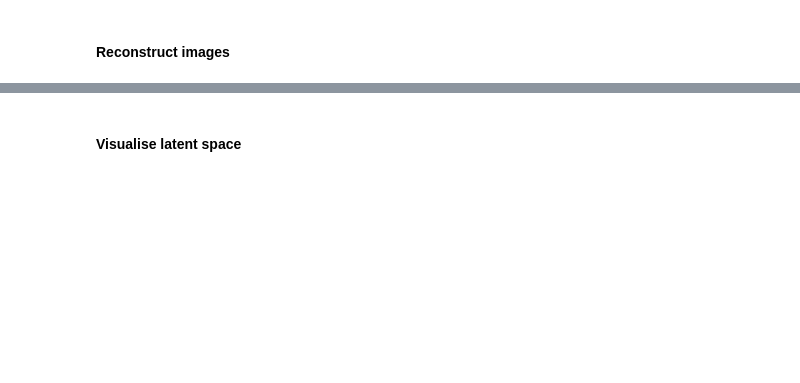
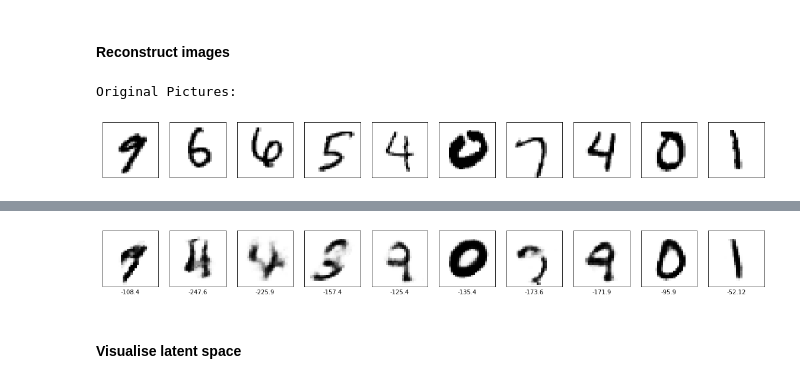
Before and after one commit to lorenzosintini/4YP, a Jupyter notebook: CVAE.ipynb, the cells around one changed output, grey strips where cells are left out. Drawn from its saved outputs; the diff is of its cells as text; code cells hidden in the pictures; blank space fills up the shorter version.

```diff
--- a/CVAE.ipynb
+++ b/CVAE.ipynb
@@ -97,7 +117,7 @@ class CVAE(tf.keras.Model):
         self.enc4 = tf.keras.layers.Dense(z_size*2)
 
         self.dec1 = tf.keras.layers.concatenate
-        self.dec2 = tf.keras.layers.Dense(units=512, activation='relu', input_shape=(z_size+10,))
+        self.dec2 = tf.keras.layers.Dense(units=512, activation='relu', input_shape=(z_size+n_classes,))
         self.dec3 = tf.keras.layers.Dense(784)
         self.dec4 = tf.keras.layers.Reshape(target_shape=(28, 28, 1))
 
@@ -163,9 +183,9 @@ def generate_images(model, z_random, y, figures_to_plot):
     plot_images(generated_prob, _, figures_to_plot, include_labels=False)
 # %%
 def train_test_dataset(model, train_dataset, test_dataset, epochs, generate=True):
-  plots_per_epoch = 10
+  plots_per_epoch = n_classes
   z_random = tf.random.normal(shape=[plots_per_epoch, z_size])
-  y_generate = np.eye(10)
+  y_generate = np.eye(n_classes)
 
   test_ELBO = []
   train_ELBO = []
@@ -195,9 +215,19 @@ def train_test_dataset(model, train_dataset, test_dataset, epochs, generate=True
 mnist = tf.keras.datasets.mnist
 (x_train, y_train), (x_test, y_test) = mnist.load_data()
 
-x_train, y_train, x_test, y_test, train_dataset, test_dataset = setup_dataset(x_train, y_train, x_test, y_test, chosen_classes=[0,1,2,3,4,5,6,7,8,9], data_number=-1)
-train_labels = make_categorical(y_train)
-test_labels = make_categorical(y_test)
+chosen_classes=[0,1,2,3,4,5,6,7,8,9]
+n_classes = len(chosen_classes)
+x_train, y_train, x_test, y_test, train_dataset, test_dataset = setup_dataset(x_train, y_train, x_test, y_test, chosen_classes=chosen_classes, data_number=-1)
+reclassed_y_train = resort_classes(y_train)
+reclassed_y_test = resort_classes(y_test)
+train_labels = make_categorical(reclassed_y_train, n_classes)
+test_labels = make_categorical(reclassed_y_test, n_classes)
+
 z_size = 10
 model = CVAE(z_size)
-train_test_dataset(model, train_dataset, test_dataset, 20, generate=True)
+train_test_dataset(model, train_dataset, test_dataset, 40, generate=True)
+
+print('Remember that the classes represent the following original classes:')
+classes = np.unique(y_train)
+for i in range(len(classes)):
+    print('class:{} is {}'.format(i,classes[i]))
@@ -206,26 +255,30 @@ train_test_dataset(model, train_dataset, test_dataset, 20, generate=True)
 # %%
 def reconstruct_images(model, images, labels):
     images_n = len(images)
     x = images/255
     x[x >= 0.5] = 1.0
     x[x < 0.5] = 0.0
     x = x.reshape(images_n, image_shape[0], image_shape[1], N_image_channels).astype('float32')
-    y = make_categorical(labels)
+    reclassed_labels = resort_classes(labels)
+    y = make_categorical(reclassed_labels, n_classes)
 
     z_mean, z_logvar = model.encode(x, y)
     z = model.reparameterize(z_mean, z_logvar)
     pixel_output = model.decode(z, y)
     pixel_prob = tf.math.sigmoid(pixel_output)
     pixel_prob = np.squeeze(pixel_prob, axis=3)
 
     loss = np.empty([images_n])
     for i in range(images_n):
         loss[i] = calculate_ELBO(model,x[i:i+1], y[i:i+1])
     loss = loss.astype('float16')
 
     print('Original Pictures:')
     plot_images(images, _, figures_to_plot=[0,images_n], include_labels=False)
     print('Reconstructed Pictures, with ELBO loss:')
     plot_images(pixel_prob, -loss, figures_to_plot=[0,images_n], include_labels=True)
 
-reconstruct_images(model, x_test[0:10], y_test[0:10])
+reconstruct_images(model, x_test[20:30], y_test[20:30])
+# %% [output]
+Original Pictures:
+[figure, added]
@@ -232,3 +286,4 @@ reconstruct_images(model, x_test[0:10], y_test[0:10])
+[figure, added]
 # %% [markdown]
 #### Visualise latent space
 # %%
```
Also changed, not shown: parts of 10 cells of this notebook.
